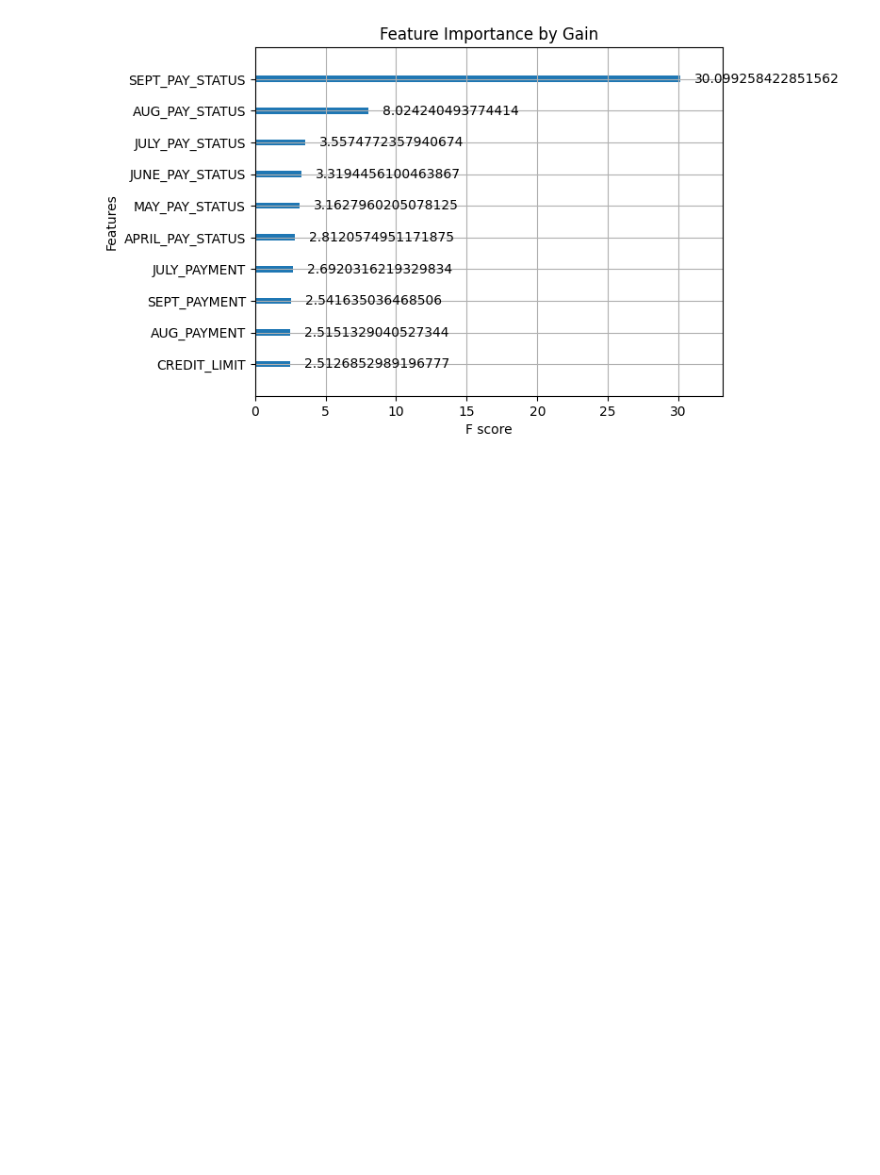
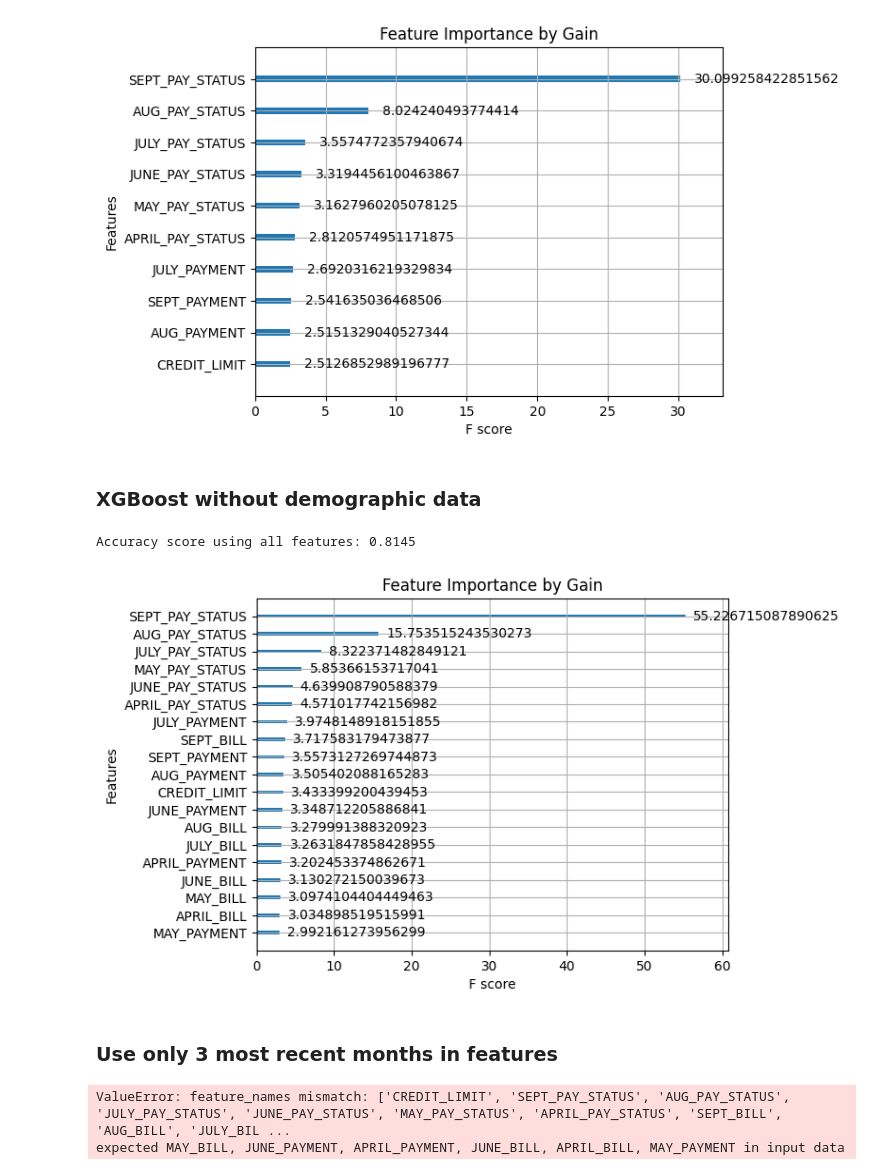
Before and after one commit to DatasanAli/AAI-501-Grp1, a Jupyter notebook: notebooks/cc-default-prediction.ipynb, the cells around one changed output. Cells and saved outputs as stored; diff of their text form; code cells hidden in the pictures; blank space fills up the shorter version.

Commit message:
experimenting with xgboost feature selections

```diff
--- a/notebooks/cc-default-prediction.ipynb
+++ b/notebooks/cc-default-prediction.ipynb
@@ -484,3 +484,41 @@ plt.show()
 # %% [output]
 Accuracy score using all features: 0.8106666666666666
 [figure]
+# %% [markdown]
+### XGBoost without demographic data
+# %%
+features_train_no_demographics = features_train.drop(['GENDER', 'AGE', 'EDUCATION_LEVEL', 'MARITAL_STATUS'], axis=1)
+features_test_no_demographics = features_test.drop(['GENDER', 'AGE', 'EDUCATION_LEVEL', 'MARITAL_STATUS'], axis=1)
+
+
+xgb_model_no_demographics = XGBClassifier(eval_metric='logloss')
+xgb_model_no_demographics.fit(features_train_no_demographics, target_train)
+
+pred = xgb_model_no_demographics.predict(features_test_no_demographics)
+score = accuracy_score(target_test, pred)
+print('Accuracy score using all features: {}'.format(score))
+plot_importance(xgb_model_no_demographics, importance_type='gain')
+plt.title('Feature Importance by Gain')
+plt.show()
+# %% [output]
+Accuracy score using all features: 0.8145
+[figure, added]
+# %% [markdown]
+### Use only 3 most recent months in features
+# %%
+features_train_no_demo_most_recent = features_train_no_demographics.drop(['APRIL_BILL', 'APRIL_PAYMENT', 'MAY_BILL', 'MAY_PAYMENT', 'JUNE_BILL', 'JUNE_PAYMENT'], axis=1)
+features_test_no_demo_most_recent = features_test_no_demographics.drop(['APRIL_BILL', 'APRIL_PAYMENT', 'MAY_BILL', 'MAY_PAYMENT', 'JUNE_BILL', 'JUNE_PAYMENT'], axis=1)
+
+
+xgb_model_no_demo_most_recent = XGBClassifier(eval_metric='logloss')
+xgb_model_no_demo_most_recent.fit(features_train_no_demo_most_recent, target_train)
+
+pred = xgb_model_no_demo_most_recent.predict(features_test_no_demo_most_recent)
+score = accuracy_score(target_test, pred)
+print('Accuracy score using all features: {}'.format(score))
+plot_importance(xgb_model_no_demo_most_recent, importance_type='gain')
+plt.title('Feature Importance by Gain')
+plt.show()
+# %% [output]
+ValueError: feature_names mismatch: ['CREDIT_LIMIT', 'SEPT_PAY_STATUS', 'AUG_PAY_STATUS', 'JULY_PAY_STATUS', 'JUNE_PAY_STATUS', 'MAY_PAY_STATUS', 'APRIL_PAY_STATUS', 'SEPT_BILL', 'AUG_BILL', 'JULY_BIL ...
+expected MAY_BILL, JUNE_PAYMENT, APRIL_PAYMENT, JUNE_BILL, APRIL_BILL, MAY_PAYMENT in input data
```
Also changed, not shown: parts of 1 cell of this notebook.
